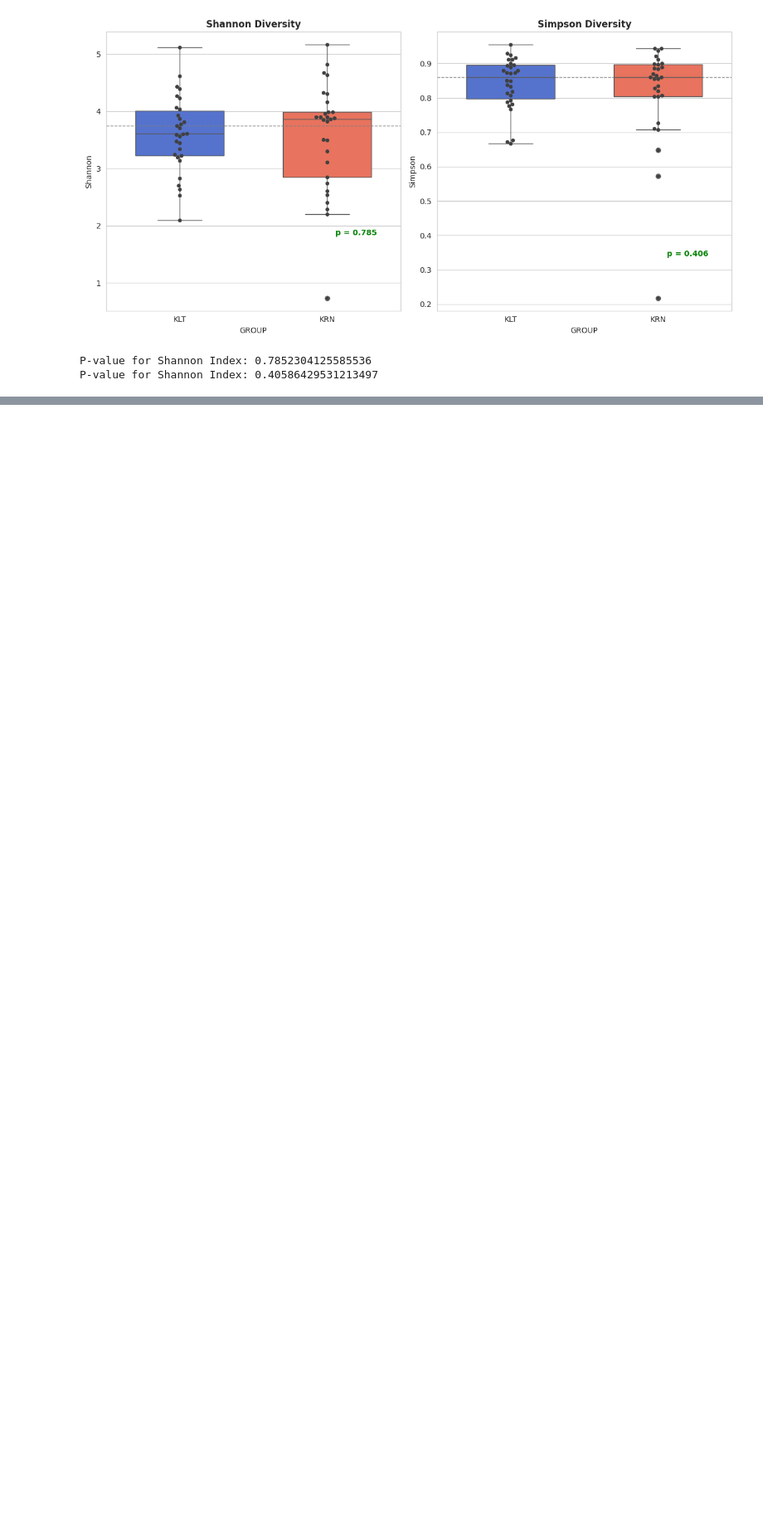
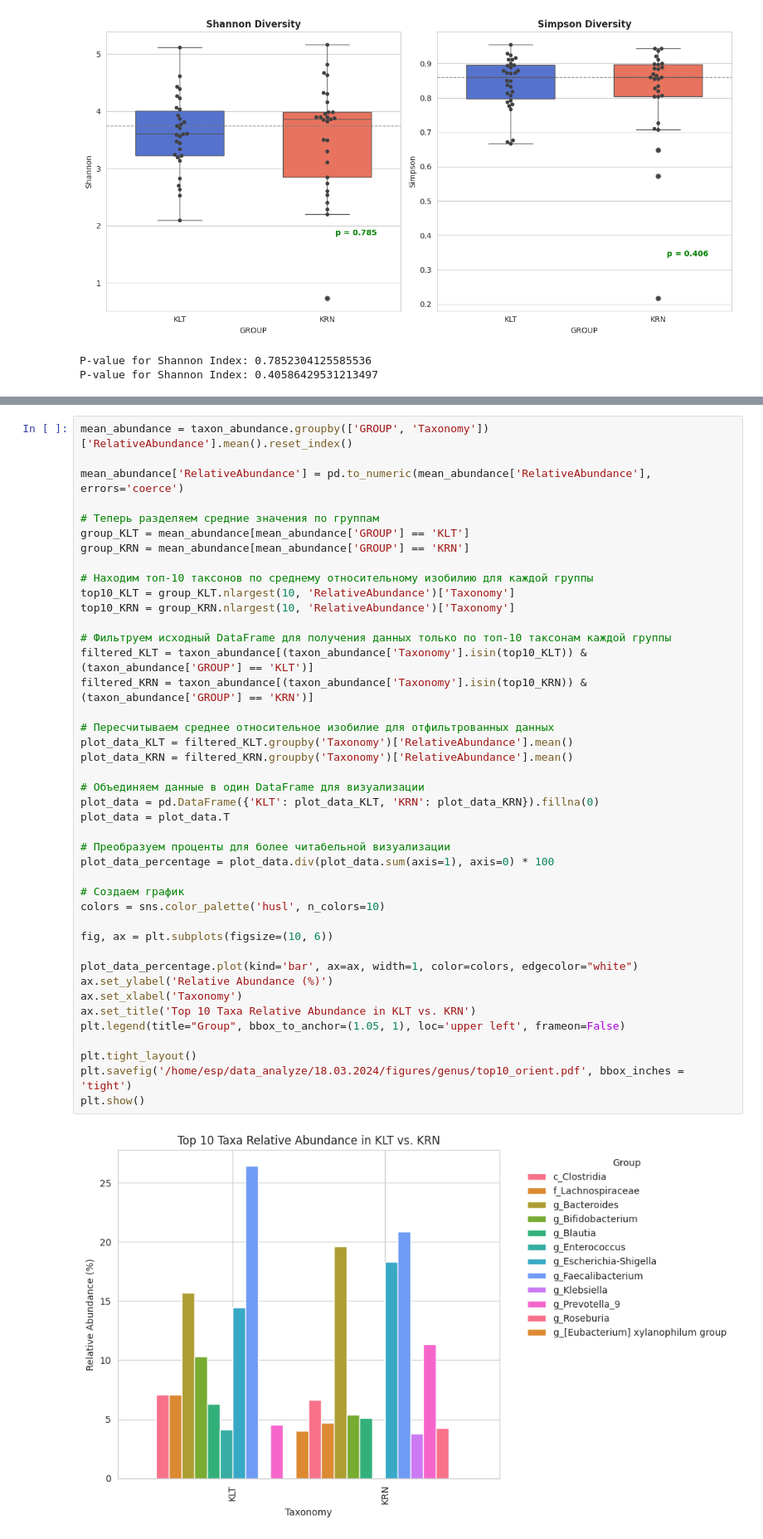
Before and after one commit to M100ika/data_azanlyze_18.04.2024, a Jupyter notebook: 18.04.2024.ipynb, the cells around one changed output, grey strips where cells are left out. Shown at 83% size. Saved outputs shown, nothing was run; the diff lists cells and outputs as text; blank space fills up the shorter version.

```diff
--- a/18.04.2024.ipynb
+++ b/18.04.2024.ipynb
@@ -602,0 +737,44 @@ plt.show()
+# %%
+mean_abundance = taxon_abundance.groupby(['GROUP', 'Taxonomy'])['RelativeAbundance'].mean().reset_index()
+
+mean_abundance['RelativeAbundance'] = pd.to_numeric(mean_abundance['RelativeAbundance'], errors='coerce')
+
+# Теперь разделяем средние значения по группам
+group_KLT = mean_abundance[mean_abundance['GROUP'] == 'KLT']
+group_KRN = mean_abundance[mean_abundance['GROUP'] == 'KRN']
+
+# Находим топ-10 таксонов по среднему относительному изобилию для каждой группы
+top10_KLT = group_KLT.nlargest(10, 'RelativeAbundance')['Taxonomy']
+top10_KRN = group_KRN.nlargest(10, 'RelativeAbundance')['Taxonomy']
+
+# Фильтруем исходный DataFrame для получения данных только по топ-10 таксонам каждой группы
+filtered_KLT = taxon_abundance[(taxon_abundance['Taxonomy'].isin(top10_KLT)) & (taxon_abundance['GROUP'] == 'KLT')]
+filtered_KRN = taxon_abundance[(taxon_abundance['Taxonomy'].isin(top10_KRN)) & (taxon_abundance['GROUP'] == 'KRN')]
+
+# Пересчитываем среднее относительное изобилие для отфильтрованных данных
+plot_data_KLT = filtered_KLT.groupby('Taxonomy')['RelativeAbundance'].mean()
+plot_data_KRN = filtered_KRN.groupby('Taxonomy')['RelativeAbundance'].mean()
+
+# Объединяем данные в один DataFrame для визуализации
+plot_data = pd.DataFrame({'KLT': plot_data_KLT, 'KRN': plot_data_KRN}).fillna(0)
+plot_data = plot_data.T
+
+# Преобразуем проценты для более читабельной визуализации
+plot_data_percentage = plot_data.div(plot_data.sum(axis=1), axis=0) * 100
+
+# Создаем график
+colors = sns.color_palette('husl', n_colors=10)
+
+fig, ax = plt.subplots(figsize=(10, 6))
+
+plot_data_percentage.plot(kind='bar', ax=ax, width=1, color=colors, edgecolor="white")
+ax.set_ylabel('Relative Abundance (%)')
+ax.set_xlabel('Taxonomy')
+ax.set_title('Top 10 Taxa Relative Abundance in KLT vs. KRN')
+plt.legend(title="Group", bbox_to_anchor=(1.05, 1), loc='upper left', frameon=False)
+
+plt.tight_layout()
+plt.savefig('/home/esp/data_analyze/18.03.2024/figures/genus/top10_orient.pdf', bbox_inches = 'tight')
+plt.show()
+# %% [output]
+[figure, added]
```
Also changed, not shown: parts of 17 cells of this notebook, 12 other files.
